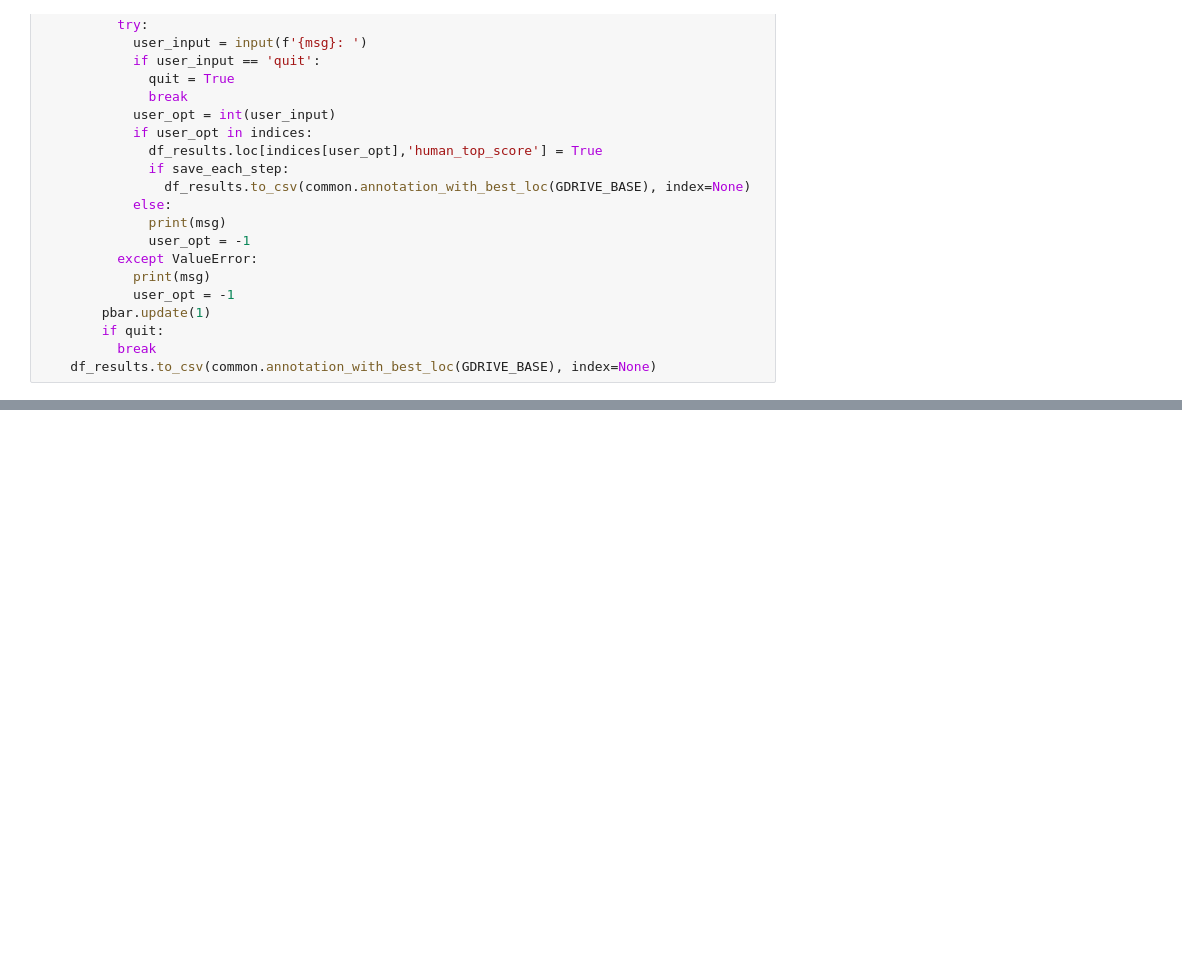
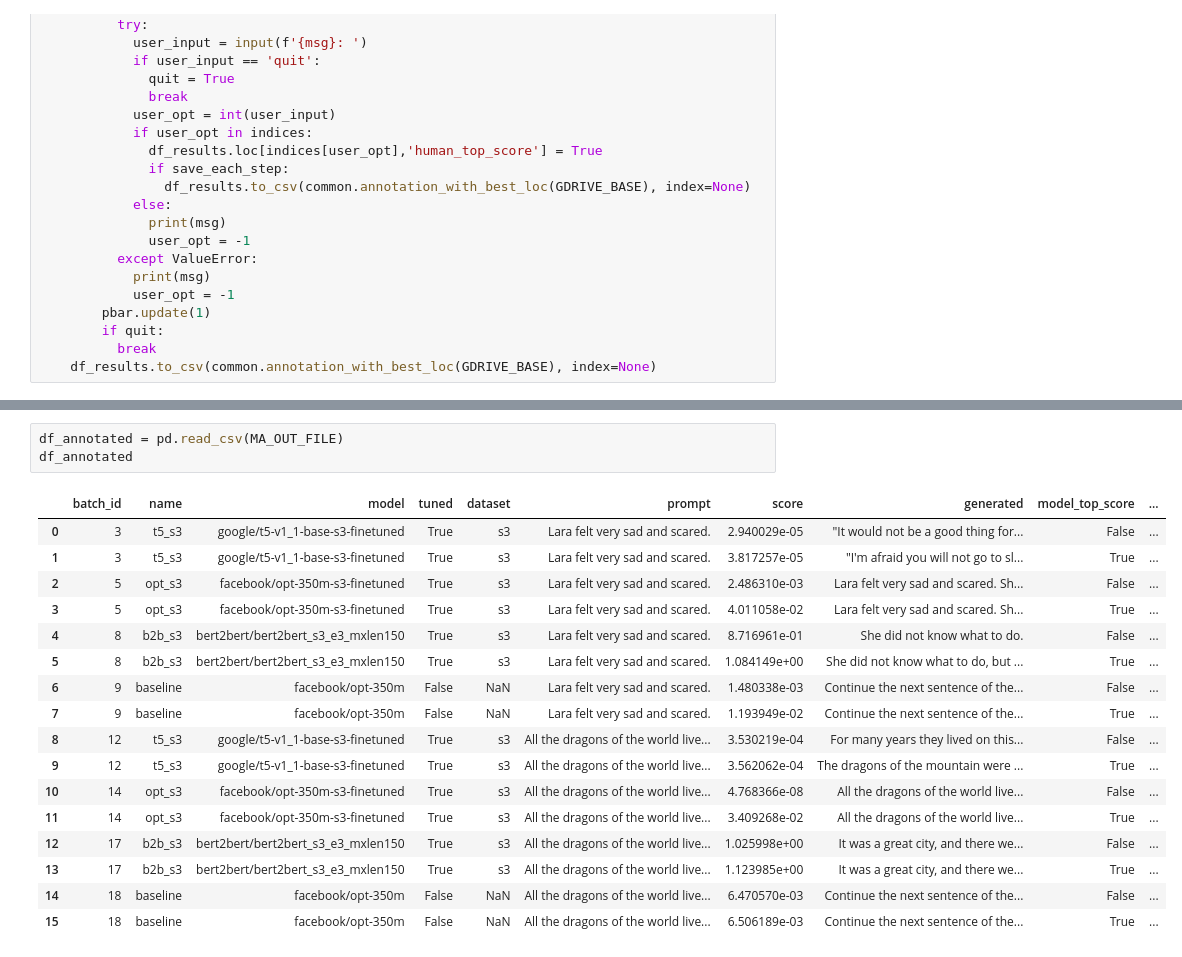
Before and after one commit to ram-senth/datasci-w266-2023-spring-team-story-bot, a Jupyter notebook: annotation.ipynb, the cells around one changed output, grey strips where cells are left out. Cells and saved outputs as stored; diff of their text form; blank space fills up the shorter version.

```diff
--- a/annotation.ipynb
+++ b/annotation.ipynb
@@ -152,0 +278,21 @@ df_results
+# %%
+df_annotated = pd.read_csv(MA_OUT_FILE)
+df_annotated
+# %% [output]
+|  | batch_id | name | model | tuned | dataset | prompt | score | generated | model_top_score | ... |
+| 0 | 3 | t5_s3 | google/t5-v1_1-base-s3-finetuned | True | s3 | Lara felt very sad and scared. | 2.940029e-05 | "It would not be a good thing for... | False | ... |
+| 1 | 3 | t5_s3 | google/t5-v1_1-base-s3-finetuned | True | s3 | Lara felt very sad and scared. | 3.817257e-05 | "I'm afraid you will not go to sl... | True | ... |
+| 2 | 5 | opt_s3 | facebook/opt-350m-s3-finetuned | True | s3 | Lara felt very sad and scared. | 2.486310e-03 | Lara felt very sad and scared. Sh... | False | ... |
+| 3 | 5 | opt_s3 | facebook/opt-350m-s3-finetuned | True | s3 | Lara felt very sad and scared. | 4.011058e-02 | Lara felt very sad and scared. Sh... | True | ... |
+| 4 | 8 | b2b_s3 | bert2bert/bert2bert_s3_e3_mxlen150 | True | s3 | Lara felt very sad and scared. | 8.716961e-01 | She did not know what to do. | False | ... |
+| 5 | 8 | b2b_s3 | bert2bert/bert2bert_s3_e3_mxlen150 | True | s3 | Lara felt very sad and scared. | 1.084149e+00 | She did not know what to do, but ... | True | ... |
+| 6 | 9 | baseline | facebook/opt-350m | False | NaN | Lara felt very sad and scared. | 1.480338e-03 | Continue the next sentence of the... | False | ... |
+| 7 | 9 | baseline | facebook/opt-350m | False | NaN | Lara felt very sad and scared. | 1.193949e-02 | Continue the next sentence of the... | True | ... |
+| 8 | 12 | t5_s3 | google/t5-v1_1-base-s3-finetuned | True | s3 | All the dragons of the world live... | 3.530219e-04 | For many years they lived on this... | False | ... |
+| 9 | 12 | t5_s3 | google/t5-v1_1-base-s3-finetuned | True | s3 | All the dragons of the world live... | 3.562062e-04 | The dragons of the mountain were ... | True | ... |
+| 10 | 14 | opt_s3 | facebook/opt-350m-s3-finetuned | True | s3 | All the dragons of the world live... | 4.768366e-08 | All the dragons of the world live... | False | ... |
+| 11 | 14 | opt_s3 | facebook/opt-350m-s3-finetuned | True | s3 | All the dragons of the world live... | 3.409268e-02 | All the dragons of the world live... | True | ... |
+| 12 | 17 | b2b_s3 | bert2bert/bert2bert_s3_e3_mxlen150 | True | s3 | All the dragons of the world live... | 1.025998e+00 | It was a great city, and there we... | False | ... |
+| 13 | 17 | b2b_s3 | bert2bert/bert2bert_s3_e3_mxlen150 | True | s3 | All the dragons of the world live... | 1.123985e+00 | It was a great city, and there we... | True | ... |
+| 14 | 18 | baseline | facebook/opt-350m | False | NaN | All the dragons of the world live... | 6.470570e-03 | Continue the next sentence of the... | False | ... |
+| 15 | 18 | baseline | facebook/opt-350m | False | NaN | All the dragons of the world live... | 6.506189e-03 | Continue the next sentence of the... | True | ... |
```
Also changed, not shown: parts of 6 cells of this notebook.
